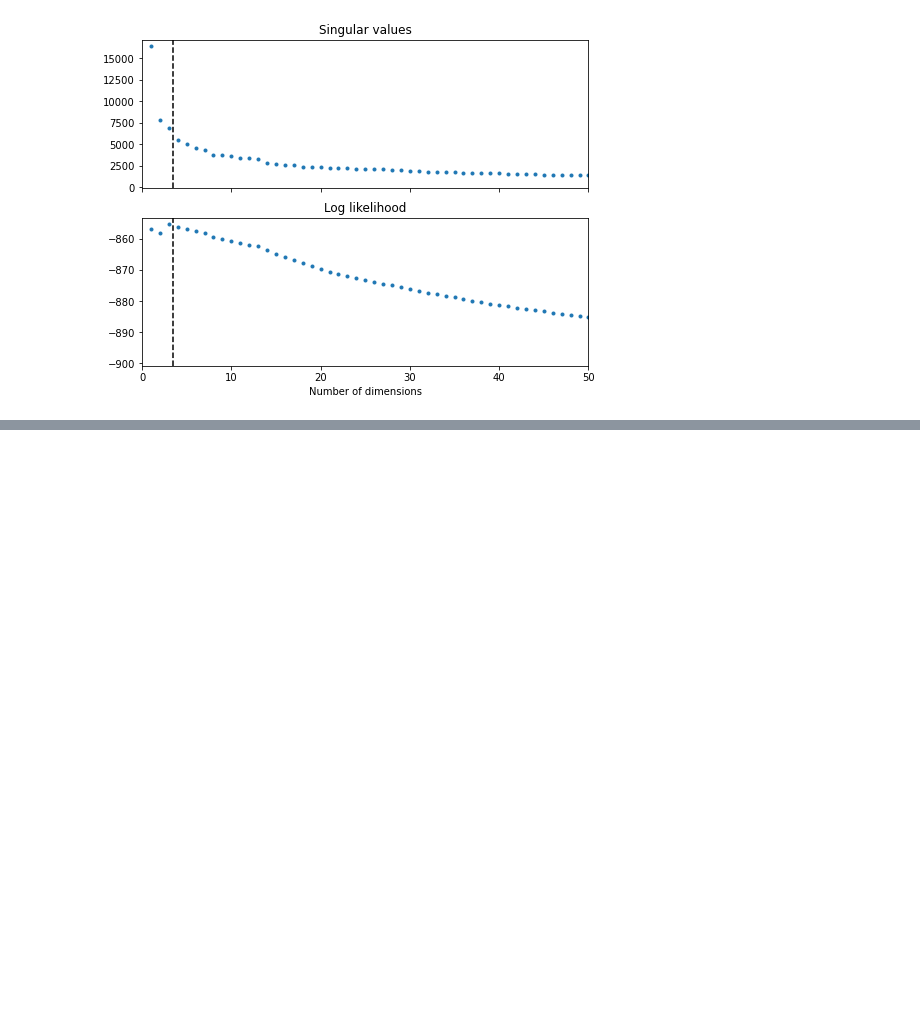
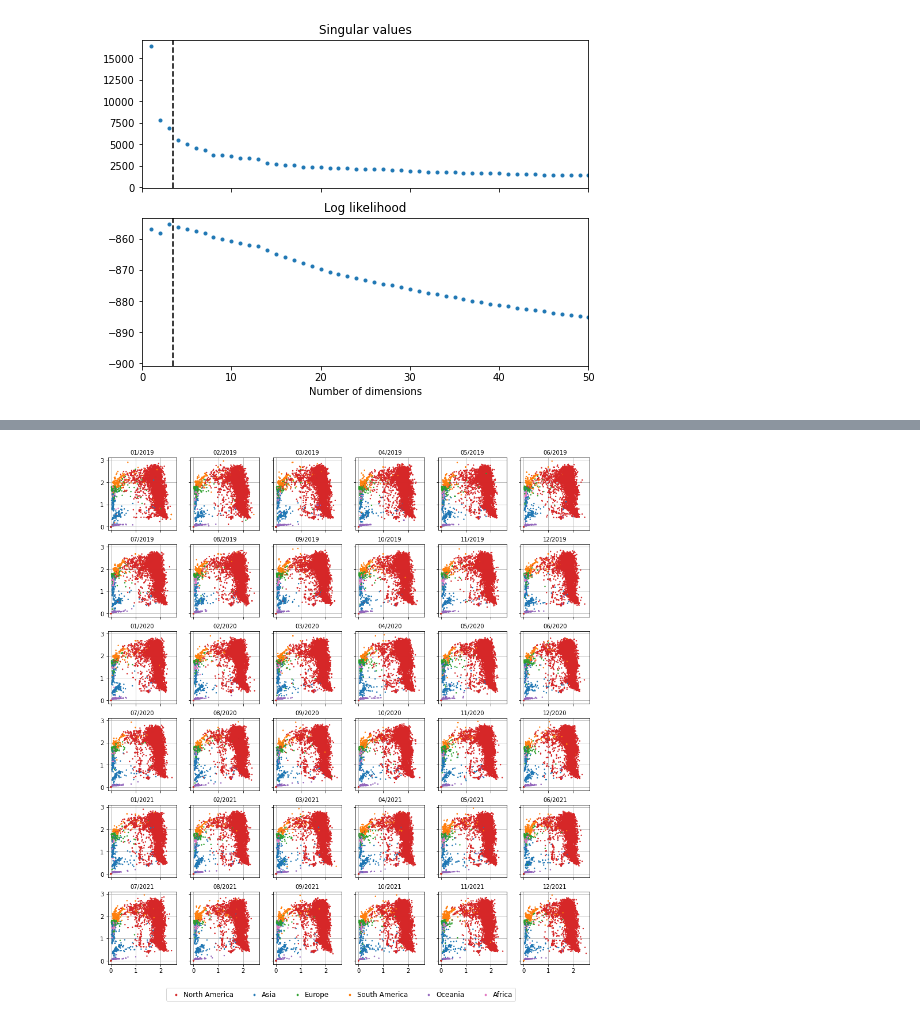
Before and after one commit to iggallagher/Miscellaneous, a Jupyter notebook: Flight Data UASE.ipynb, the cells around one changed output, grey strips where cells are left out. Drawn from its saved outputs; the diff is of its cells as text; code cells hidden in the pictures; blank space fills up the shorter version.

```diff
--- a/Flight Data UASE.ipynb
+++ b/Flight Data UASE.ipynb
@@ -211,12 +213,14 @@ for t in range(36):
         if np.linalg.norm(YAs[t,i]) > 1e-12:
             YDs[t,i] = spherical_embed(YAs[t,i])
 # %%
-fig, axs = plt.subplots(6, 6, figsize=(2.5*6,2.5*6))
+fig, axs = plt.subplots(6, 6, figsize=(2.5*6,2.5*6), sharex=True, sharey=True)
 
 for t in range(36):
     axs[np.divmod(t,6)].grid(); axs[np.divmod(t,6)].set_axisbelow(True)
     axs[np.divmod(t,6)].scatter(YDs[t,:,0], YDs[t,:,1], marker='.', s=8, c=Z_col)
-    axs[np.divmod(t,6)].set_title(str(t % 12 + 1) + '/' + str(years[int(t/12)] - 2000), fontsize=10)
+    axs[np.divmod(t,6)].set_title(months[np.divmod(t,12)[1]] + '/' + years[np.divmod(t,12)[0]], fontsize=10)
 
-fig.legend(handles=handles, bbox_to_anchor=(0.5,0), loc='lower center', ncol=3, fancybox=True, fontsize=12, handletextpad=0.1)
+fig.legend(handles=handles, bbox_to_anchor=(0.5,0), loc='lower center', ncol=6, fancybox=True, fontsize=12, handletextpad=0.1)
 plt.subplots_adjust(bottom = 0.065);
+# %% [output]
+[figure, added]
```
Also changed, not shown: parts of 4 cells of this notebook.
